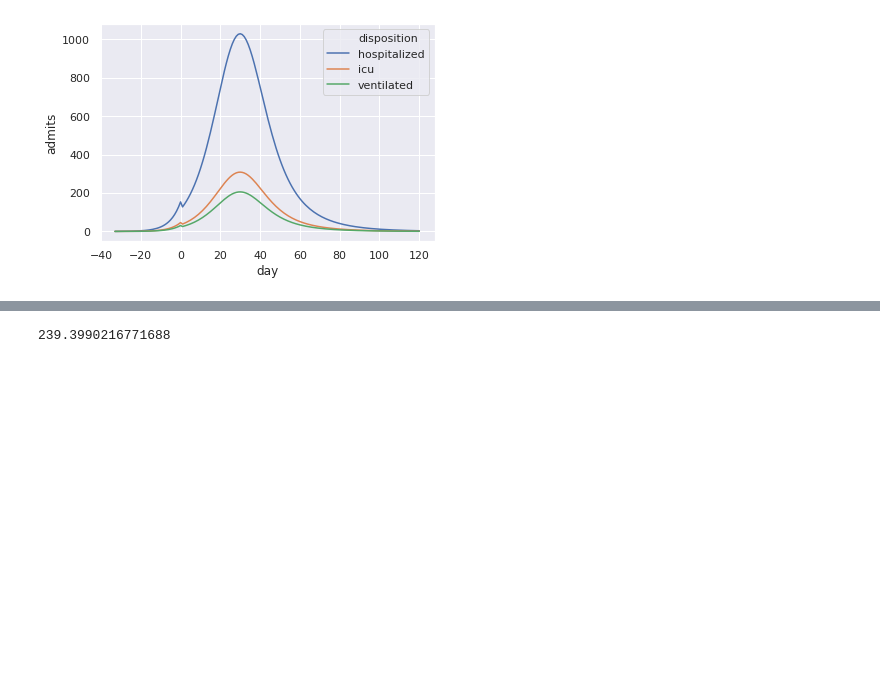
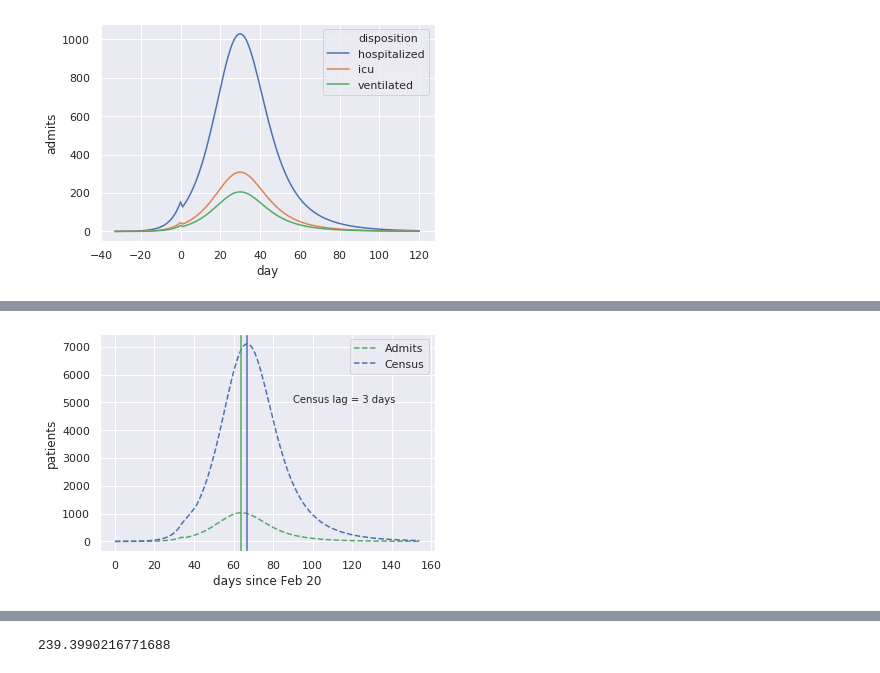
Before and after one commit to misken/c19, a Jupyter notebook: mychime/modeling/chime_flow_resources_p2.ipynb, the cells around one changed output, grey strips where cells are left out. Drawn from its saved outputs; the diff is of its cells as text; code cells hidden in the pictures; blank space fills up the shorter version.

```diff
--- a/mychime/modeling/chime_flow_resources_p2.ipynb
+++ b/mychime/modeling/chime_flow_resources_p2.ipynb
@@ -198,0 +201,19 @@ sns.lineplot(data=hosp_admits);
+# %%
+x = np.array(hosp_admits.rel_day)
+y_admits = np.array(hosp_admits.hospitalized)
+y_census = hosp_census.hospitalized
+admit_peak = np.argmax(y_admits)
+census_peak = np.argmax(y_census)
+lag_txt = "Census lag = {} days".format(census_peak - admit_peak)
+# %%
+plt.plot(x, y_admits, 'g--', label="Admits")
+plt.plot(x, y_census, 'b--', label="Census")
+plt.xlabel('days since Feb 20')
+plt.ylabel('patients')
+plt.axvline(admit_peak, color = 'g')
+plt.axvline(census_peak, color = 'b')
+plt.text(90,5000, lag_txt)
+plt.legend()
+plt.show()
+# %% [output]
+[figure, added]
```
Also changed, not shown: parts of 77 cells of this notebook.
